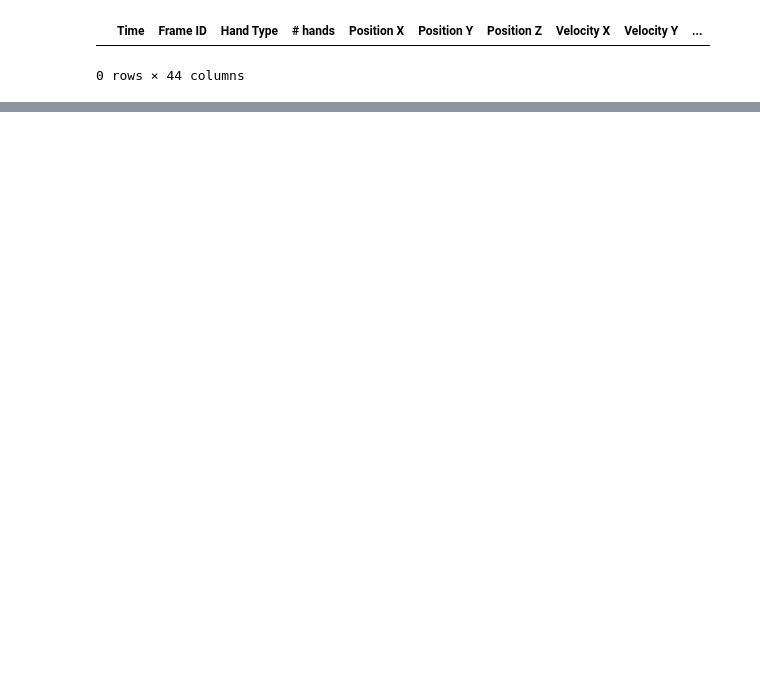
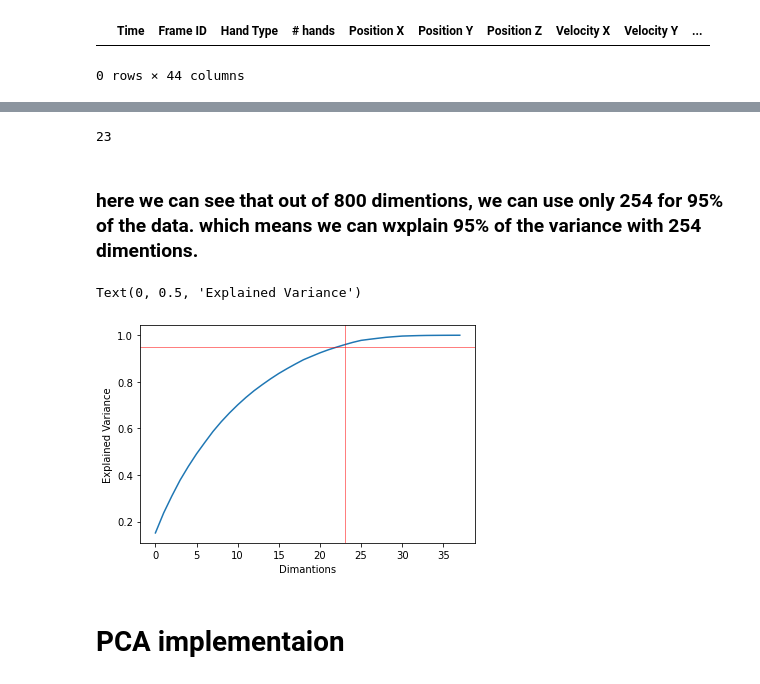
Before and after one commit to diklabirman/Data_Viz_Final_Project, a Jupyter notebook: Hands_notebook.ipynb, the cells around one changed output, grey strips where cells are left out. Cells and saved outputs as stored; diff of their text form; code cells hidden in the pictures; blank space fills up the shorter version.

```diff
--- a/Hands_notebook.ipynb
+++ b/Hands_notebook.ipynb
@@ -429,0 +521,4 @@ total_test = pd.concat([df_list_test_alone_combine, df_list_test_spont_combine,
+# %%
+total_train = total_train.drop_duplicates()
+total_val = total_val.drop_duplicates()
+total_test = total_test.drop_duplicates()
@@ -429,0 +538,9 @@ total_test = pd.concat([df_list_test_alone_combine, df_list_test_spont_combine,
+# %%
+X_train = total_train.drop(['label'],axis = 1)
+y_train = total_train.label
+
+X_test_final = total_test.drop(['label'],axis = 1)
+y_test_final = total_test.label
+
+X_val = total_test.drop(['label'],axis = 1)
+y_val = total_test.label
@@ -429,0 +550,5 @@ total_test = pd.concat([df_list_test_alone_combine, df_list_test_spont_combine,
+# %%
+scaler = StandardScaler()
+X_train = pd.DataFrame(scaler.fit_transform(X_train.values))
+X_val = pd.DataFrame(scaler.transform(X_val.values))
+X_test_final = pd.DataFrame(scaler.transform(X_test_final.values))
@@ -429,0 +562,21 @@ total_test = pd.concat([df_list_test_alone_combine, df_list_test_spont_combine,
+# %%
+pca = PCA()
+pca.fit(X_train)
+cumsum = np.cumsum(pca.explained_variance_ratio_)
+d= np.argmax(cumsum >= 0.95)
+print (d)
+# %% [output]
+23
+# %% [markdown]
+### here we can see that out of 800 dimentions, we can use only 254 for 95% of the data. which means we can wxplain 95% of the variance with 254 dimentions.
+# %%
+plt.plot(cumsum)
+plt.axhline(y=0.95 , linewidth = 0.5 , color = 'r');
+plt.axvline(x=d , linewidth = 0.5 , color = 'r');
+plt.xlabel("Dimantions")
+plt.ylabel("Explained Variance")
+# %% [output]
+Text(0, 0.5, 'Explained Variance')
+[figure, added]
+# %% [markdown]
+# PCA implementaion
```
Also changed, not shown: parts of 74 cells of this notebook.
